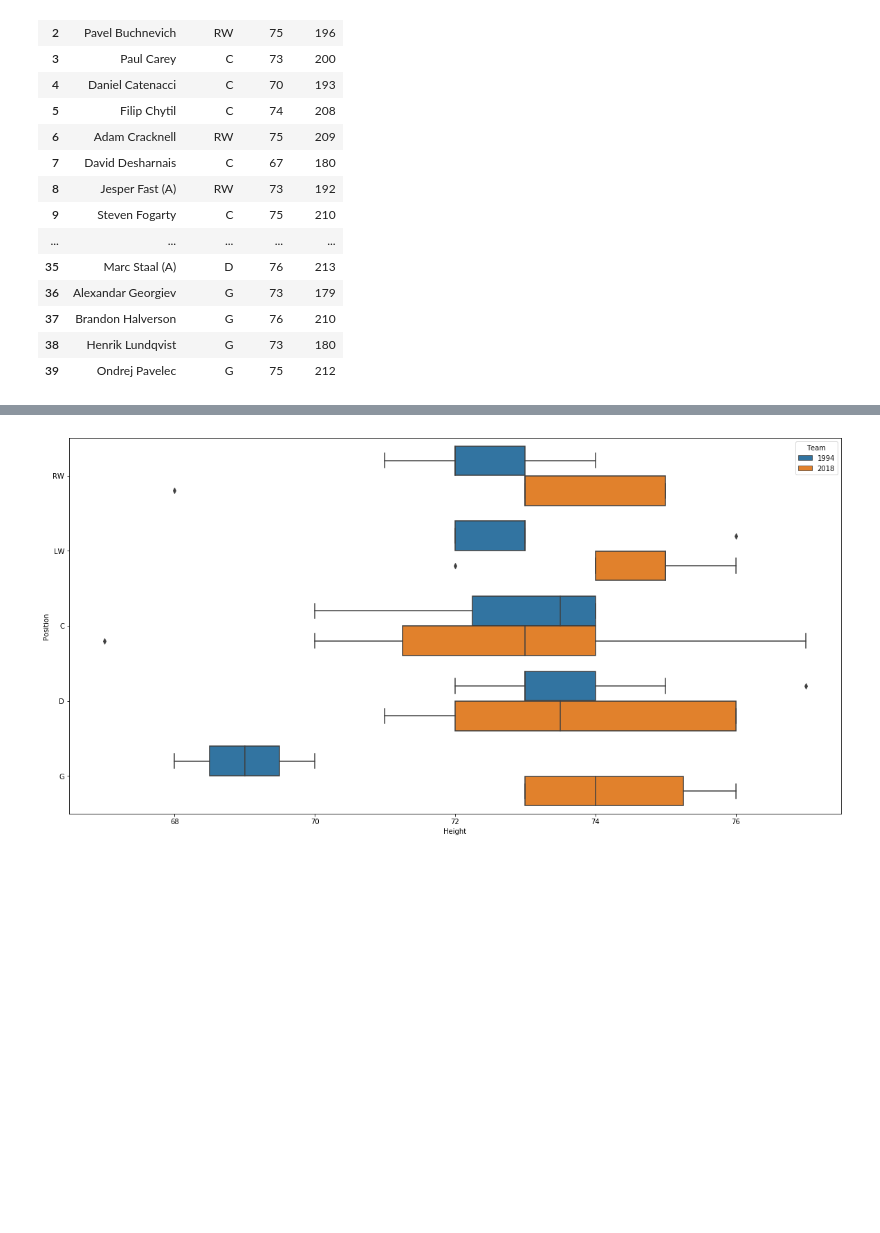
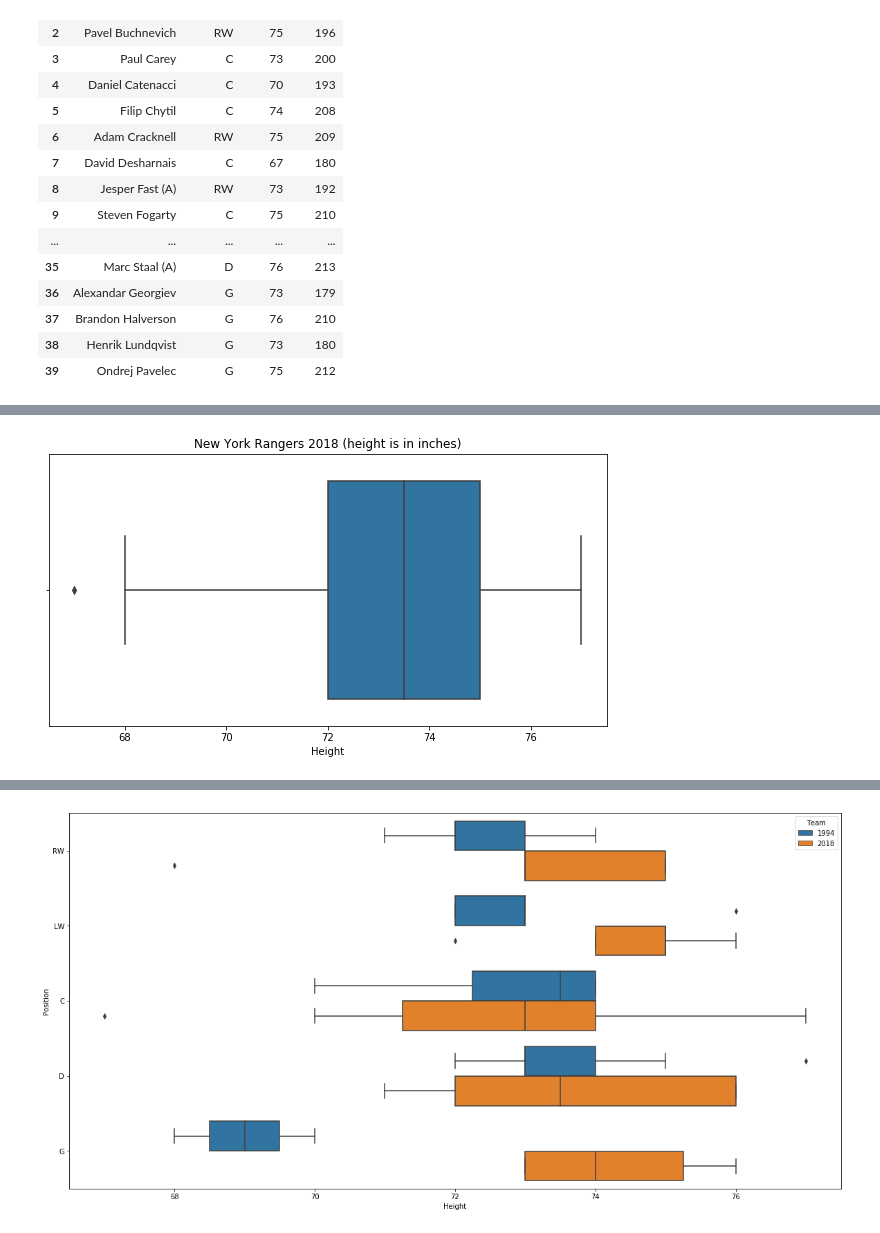
Before and after one commit to pjmeehan/FDA-PROJECT, a Jupyter notebook: Fundamentals of Data Analysis Project 2018 - THE BOX PLOT.ipynb, the cells around one changed output, grey strips where cells are left out. Saved outputs shown, nothing was run; the diff lists cells and outputs as text; code cells hidden in the pictures; blank space fills up the shorter version.

```diff
--- a/Fundamentals of Data Analysis Project 2018 - THE BOX PLOT.ipynb
+++ b/Fundamentals of Data Analysis Project 2018 - THE BOX PLOT.ipynb
@@ -134,0 +156,6 @@ df.head(40)
+# %%
+sns.boxplot( df1["Height"] ).set_title('New York Rangers 2018 (height is in inches)')
+fig = plt.gcf()
+fig.set_size_inches( 10,5)
+# %% [output]
+[figure, added]
```
Also changed, not shown: parts of 33 cells of this notebook.
